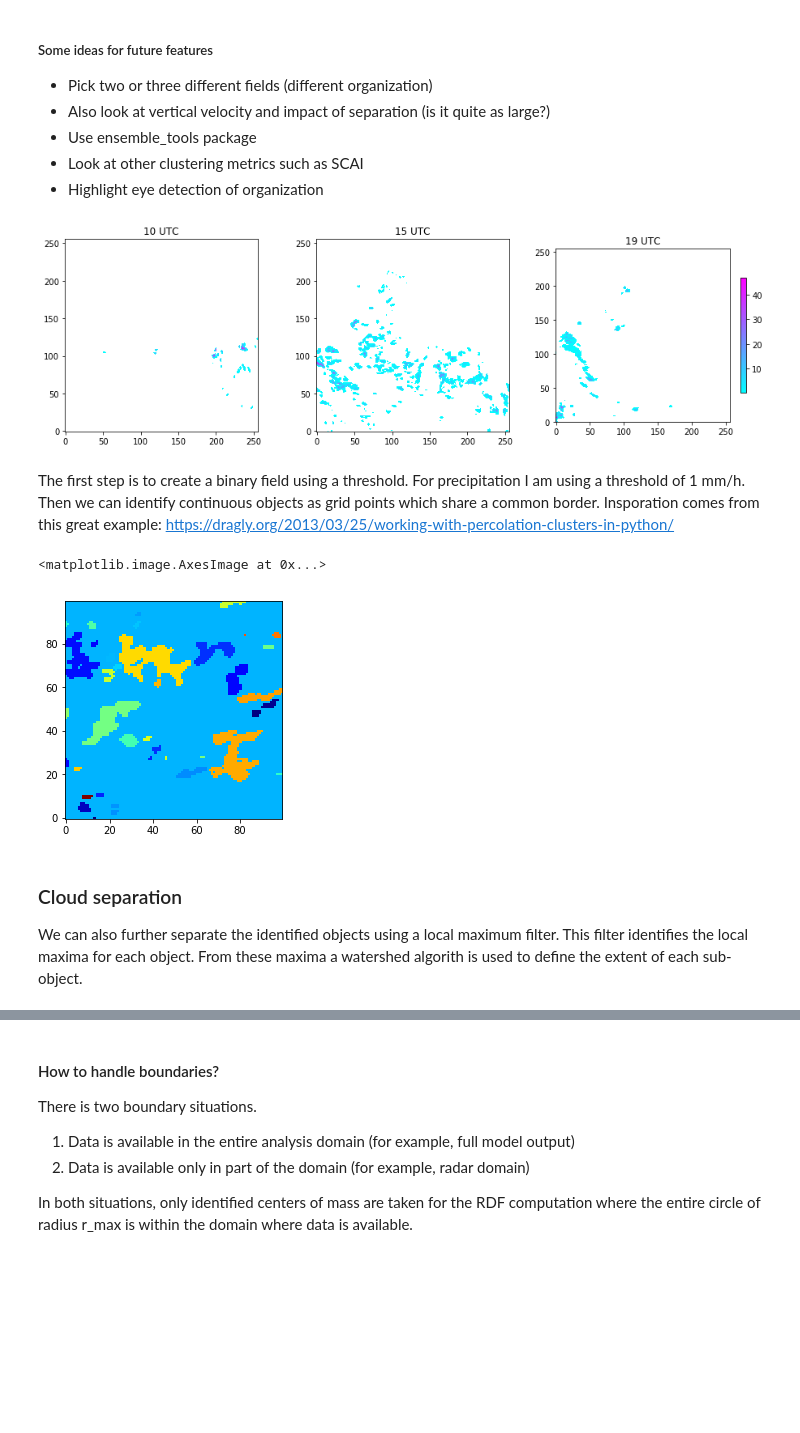
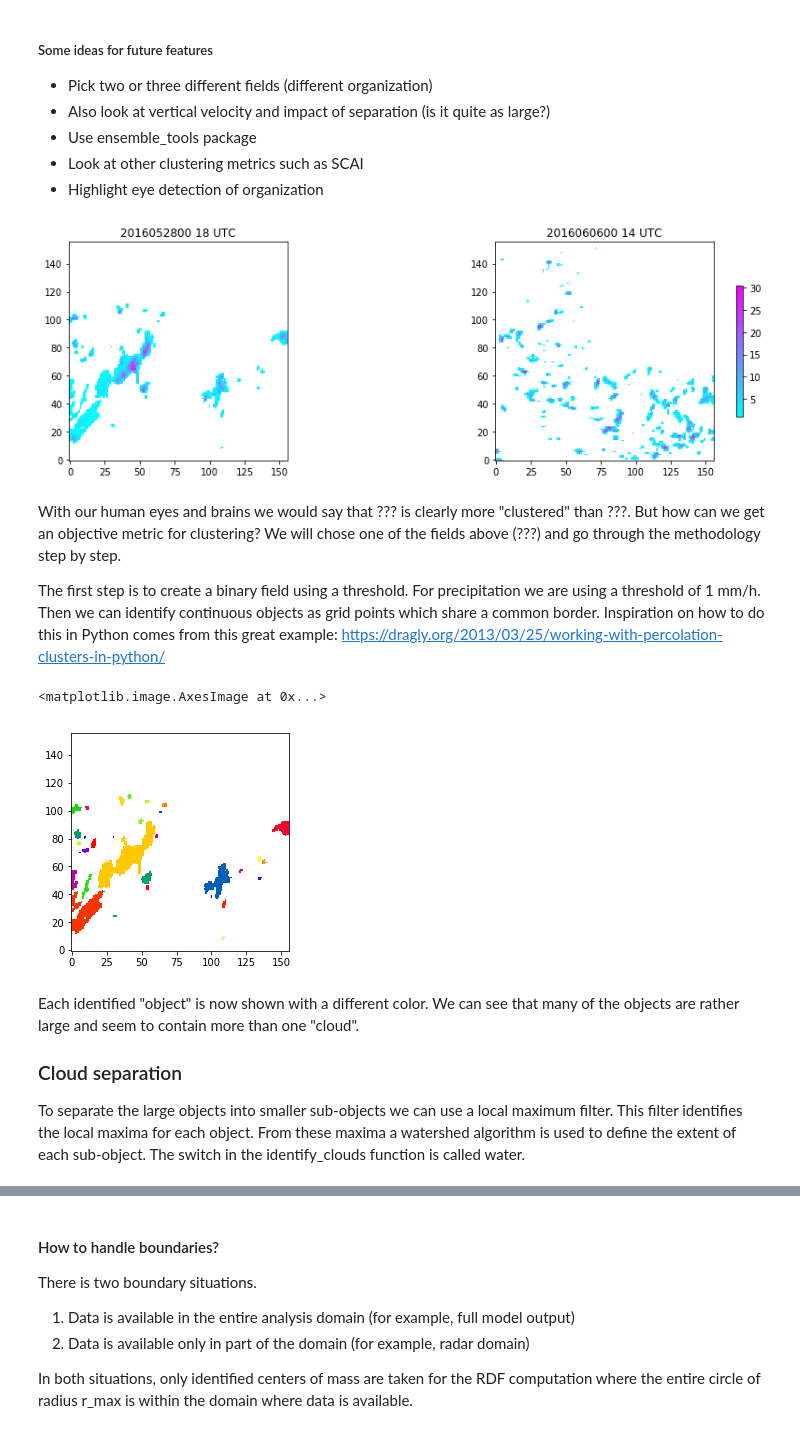
Before and after one commit to raspstephan/convective_variability_analysis, a Jupyter notebook: jupyter_notebooks/clustering_rdf.ipynb, the cells around one changed output, grey strips where cells are left out. Drawn from its saved outputs; the diff is of its cells as text; code cells hidden in the pictures; blank space fills up the shorter version.

Commit message:
Added cloud identification functions (modified!), new data path in config and further work on rdf notebook

```diff
--- a/jupyter_notebooks/clustering_rdf.ipynb
+++ b/jupyter_notebooks/clustering_rdf.ipynb
@@ -15,40 +15,54 @@ As an example let us load a typical cloud field.
 - Highlight eye detection of organization
 # %%
 # Import modules and load fields
+%load_ext autoreload
+%autoreload 2
+import sys
+sys.path.append('../python_scripts')
 import matplotlib
 %matplotlib inline
 import matplotlib.pyplot as plt
 import numpy as np
 from cosmo_utils.pyncdf import getfobj_ncdf   # This is a module developed specifically for COSMO output
 
-date = '2016060600'
-times = [10, 15, 19]
-fig, axarr = plt.subplots(1, 3, figsize = (13, 4))
-cmap = plt.cm.cool
-cmap.set_under(color = 'white')
-for t, ax in zip(times, axarr):
+plims = (100, -101, 100, -101)   # Limits for plotting area
+dates = ['2016052800', '2016060600']
+times = [18, 14]
+fig, axarr = plt.subplots(1, 2, figsize = (13, 4))
+cm_prec = plt.cm.cool
+cm_prec.set_under(color = 'white')
+prec_fields = []
+for d, t, ax in zip(dates, times, axarr):
     fn = ('/project/meteo/scratch-old/users/stephan.rasp/convective_variability_data/raw_data/' +
-          date + '/deout_ceu_pspens/det/OUTPUT/lfff00' + str(t).zfill(2) + '0000.nc_30m_surf')
-    im = ax.imshow(getfobj_ncdf(fn, 'PREC_ACCUM').data[50:-51, 50:-51], cmap=cmap, origin='lower', vmin = 0.1)
-    ax.set_title(str(t).zfill(2) + ' UTC')
+          d + '/deout_ceu_pspens/det/OUTPUT/lfff00' + str(t).zfill(2) + '0000.nc_30m_surf')
+    prec_field = getfobj_ncdf(fn, 'PREC_ACCUM').data
+    prec_fields.append(prec_field)
+    im = ax.imshow(prec_field[plims[0]:plims[1], plims[2]:plims[3]], cmap=cm_prec, origin='lower', vmin=1)
+    ax.set_title(d + ' ' + str(t).zfill(2) + ' UTC')
 fig.colorbar(im, shrink = 0.6)
 plt.tight_layout()
 # %% [output]
-[figure, old version]
+[figure, new version]
 # %% [markdown]
-The first step is to create a binary field using a threshold. For precipitation I am using a threshold of 1 mm/h. Then we can identify continuous objects as grid points which share a common border. Insporation comes from this great example: https://dragly.org/2013/03/25/working-with-percolation-clusters-in-python/
+With our human eyes and brains we would say that ??? is clearly more "clustered" than ???. But how can we get an objective metric for clustering? We will chose one of the fields above (???) and go through the methodology step by step.
+
+The first step is to create a binary field using a threshold. For precipitation we are using a threshold of 1 mm/h. Then we can identify continuous objects as grid points which share a common border. Inspiration on how to do this in Python comes from this great example: https://dragly.org/2013/03/25/working-with-percolation-clusters-in-python/
-# %%
-from cosmo_utils.diag import identify_clouds
-threshold = 1.
-labels = identify_clouds(prec_field, threshold, water=False)[0]
-# Shuffle data to make more visible
-b = np.arange(labels.max() + 1)
-np.random.shuffle(b)
-shuffledLw = b[labels]
-plt.imshow(shuffledLw[100:200, 100:200], cmap='jet', origin='lower')
-# %% [output]
-<matplotlib.image.AxesImage at 0x...>
-[figure, removed]
+# %%
+import helpers
+
+threshold = 1.
+labels_list = []
+for pr in prec_fields:
+    labels_list.append(helpers.identify_clouds(pr, threshold, water=False)[0])
+
+cm_prism = plt.cm.prism
+cm_prism.set_under(color = 'white')
+plt.imshow(labels_list[0][plims[0]:plims[1], plims[2]:plims[3]], cmap=cm_prism, origin='lower', vmin = 1)
+# %% [output]
+<matplotlib.image.AxesImage at 0x...>
+[figure, added]
 # %% [markdown]
+Each identified "object" is now shown with a different color. We can see that many of the objects are rather large and seem to contain more than one "cloud".
+
 ### Cloud separation
-We can also further separate the identified objects using a local maximum filter. This filter identifies the local maxima for each object. From these maxima a watershed algorith is used to define the extent of each sub-object.
+To separate the large objects into smaller sub-objects we can use a local maximum filter. This filter identifies the local maxima for each object. From these maxima a watershed algorithm is used to define the extent of each sub-object. The switch in the identify_clouds function is called water.
```
Also changed, not shown: parts of 7 cells of this notebook, 2 other files.
